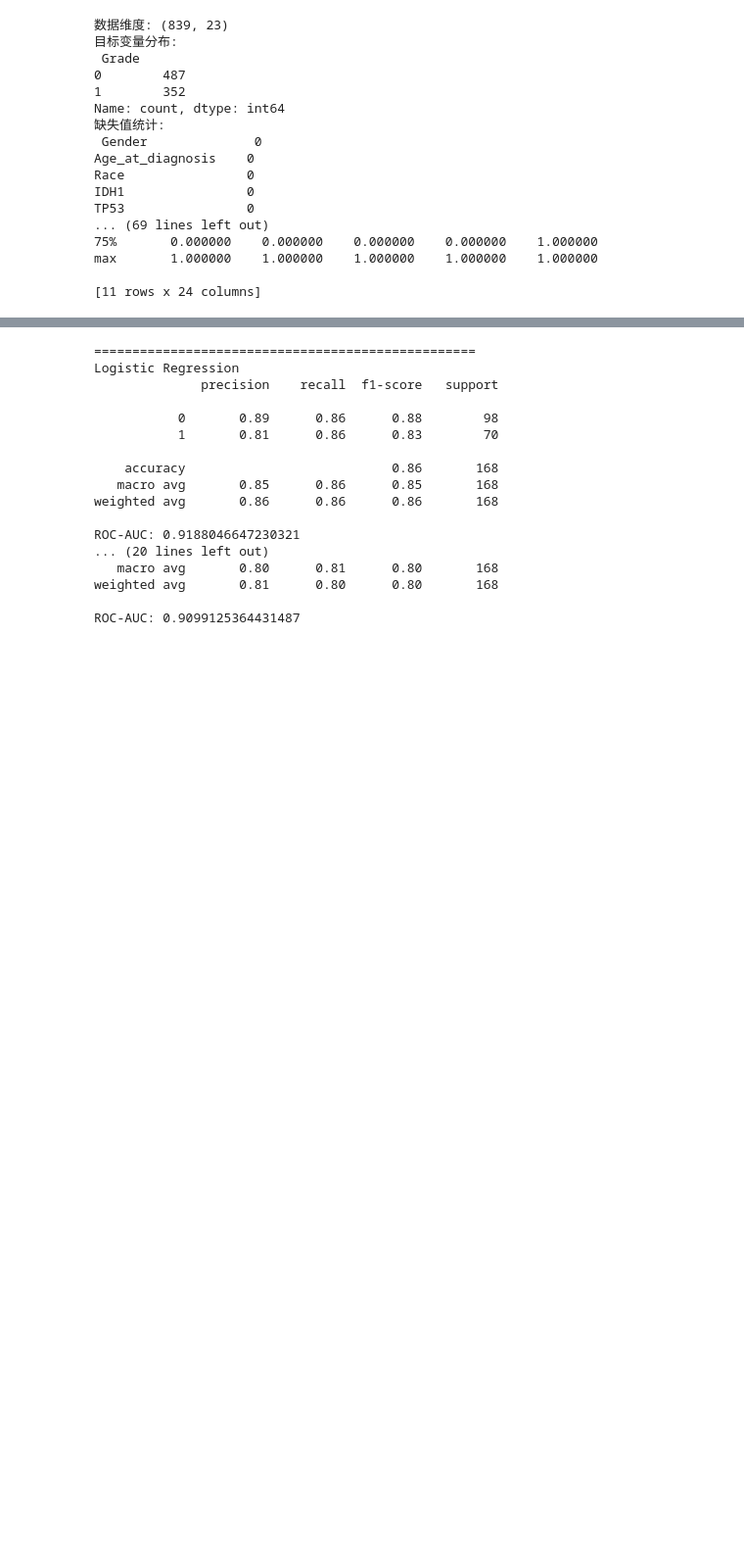
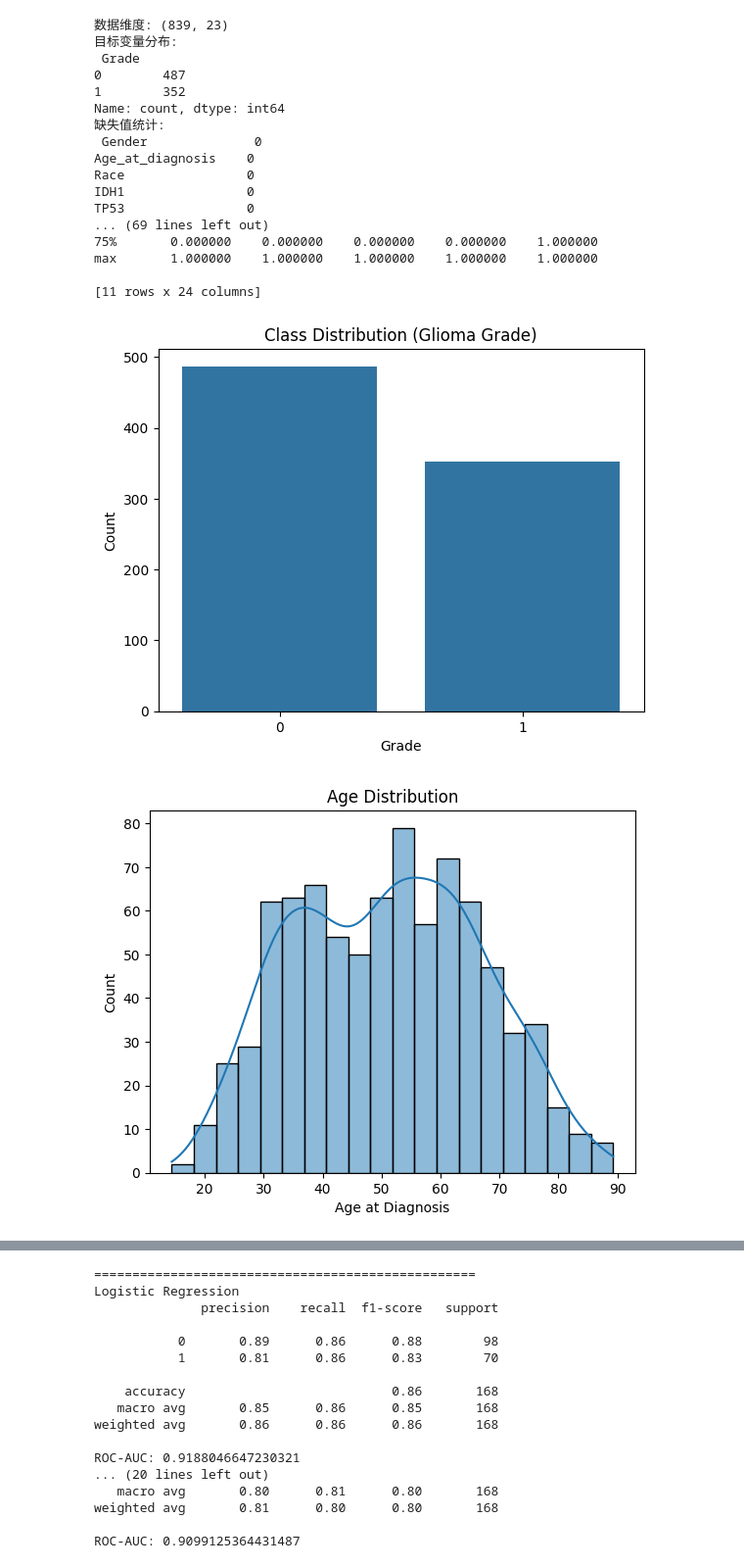
Before and after one commit to Qrfvhu/Phm5003-YuRuining, a Jupyter notebook: Yu_Ruining.ipynb, the cells around one changed output, grey strips where cells are left out. Shown at 98% size. Saved outputs shown, nothing was run; the diff lists cells and outputs as text; code cells hidden in the pictures; blank space fills up the shorter version.

```diff
--- a/Yu_Ruining.ipynb
+++ b/Yu_Ruining.ipynb
@@ -133,3 +133,47 @@ TP53                0
 max       1.000000    1.000000    1.000000    1.000000    1.000000
 
 [11 rows x 24 columns]
+# %%
+import matplotlib.pyplot as plt
+import seaborn as sns
+
+# ===============================
+# 1. 类别分布 (Glioma Grade)
+# ===============================
+sns.countplot(x=y.iloc[:,0])
+plt.title("Class Distribution (Glioma Grade)")
+plt.xlabel("Grade")
+plt.ylabel("Count")
+plt.show()
+
+# ===============================
+# 2. 年龄分布
+# ===============================
+sns.histplot(data['Age_at_diagnosis'], kde=True, bins=20)
+plt.title("Age Distribution")
+plt.xlabel("Age at Diagnosis")
+plt.ylabel("Count")
+plt.show()
+
+# ===============================
+# 3. Race 分布
+# ===============================
+plt.figure(figsize=(8,4))
+sns.countplot(x=data['Race'], order=data['Race'].value_counts().index)
+plt.title("Race Distribution")
+plt.xlabel("Race")
+plt.ylabel("Count")
+plt.show()
+
+# ===============================
+# 4. Gender 分布
+# ===============================
+plt.figure(figsize=(6,4))
+sns.countplot(x=data['Gender'], order=data['Gender'].value_counts().index)
+plt.title("Gender Distribution")
+plt.xlabel("Gender")
+plt.ylabel("Count")
+plt.show()
+# %% [output]
+[figure, added]
+[figure, added]
```
Also changed, not shown: parts of 17 cells of this notebook.
